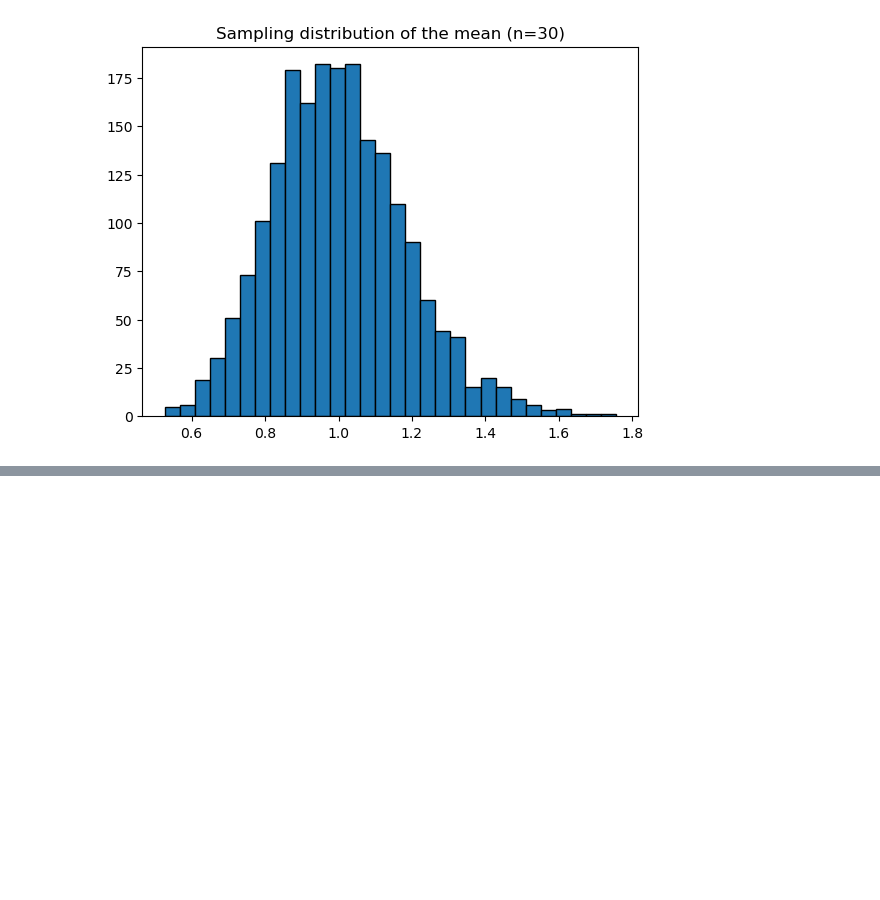
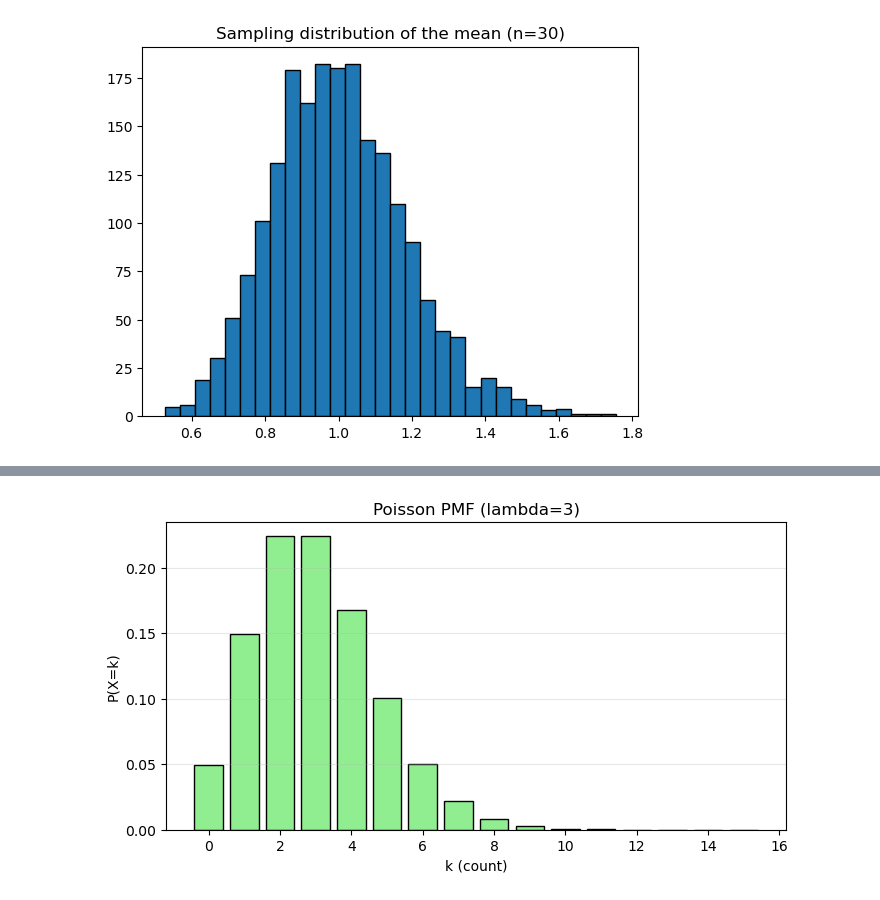
Before and after one commit to BadarsCode/eda-core-stats-python, a Jupyter notebook: Bayes.ipynb, the cells around one changed output, grey strips where cells are left out. Cells and saved outputs as stored; diff of their text form; code cells hidden in the pictures; blank space fills up the shorter version.

```diff
--- a/Bayes.ipynb
+++ b/Bayes.ipynb
@@ -28,0 +52,5 @@ plt.show()
+# %%
+# Poisson Distribution (Discrete)
+lam = 3
+k_vals_pois = np.arange(0, 15+1)
+pois_pmf = poisson.pmf(k_vals_pois, lam)
@@ -28,0 +60,10 @@ plt.show()
+# %%
+plt.figure(figsize=(8,4))
+plt.bar(k_vals_pois, pois_pmf, color="lightgreen", edgecolor="black")
+plt.title("Poisson PMF (lambda=3)")
+plt.xlabel("k (count)")
+plt.ylabel("P(X=k)")
+plt.grid(axis="y", alpha=0.3)
+plt.show()
+# %% [output]
+[figure, added]
```
Also changed, not shown: parts of 5 cells of this notebook.
